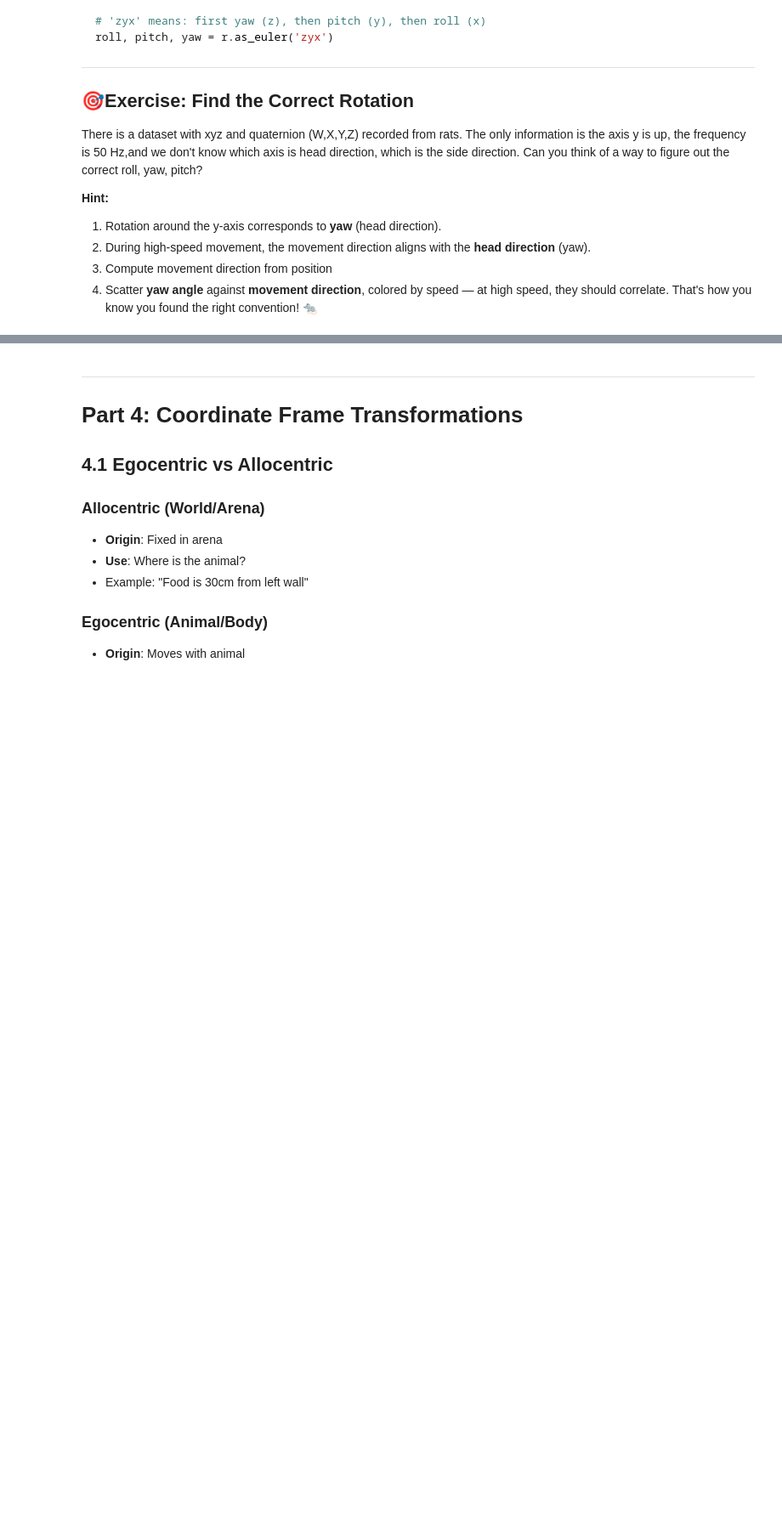
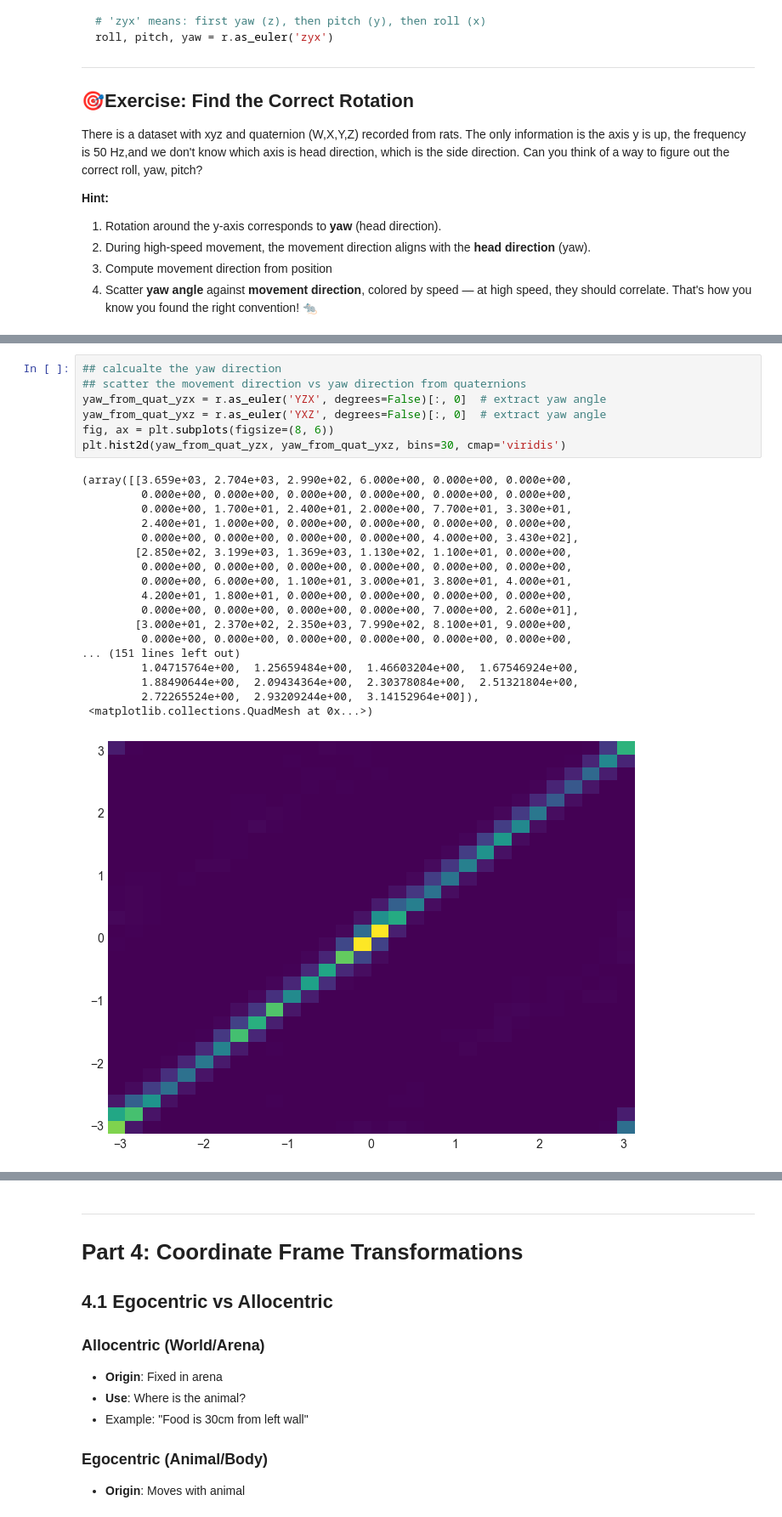
Before and after one commit to miaowangcissy/animal_behavior_analysis_in_python, a Jupyter notebook: day1_foundations/Day1_2_Rotation_Animal_Tracking.ipynb, the cells around one changed output, grey strips where cells are left out. Shown at 85% size. Cells and saved outputs as stored; diff of their text form; blank space fills up the shorter version.

```diff
--- a/day1_foundations/Day1_2_Rotation_Animal_Tracking.ipynb
+++ b/day1_foundations/Day1_2_Rotation_Animal_Tracking.ipynb
@@ -545,0 +587,26 @@ test_data.head()
+# %%
+## calcualte the yaw direction
+## scatter the movement direction vs yaw direction from quaternions
+yaw_from_quat_yzx = r.as_euler('YZX', degrees=False)[:, 0]  # extract yaw angle
+yaw_from_quat_yxz = r.as_euler('YXZ', degrees=False)[:, 0]  # extract yaw angle
+fig, ax = plt.subplots(figsize=(8, 6))
+plt.hist2d(yaw_from_quat_yzx, yaw_from_quat_yxz, bins=30, cmap='viridis')
+# %% [output]
+(array([[3.659e+03, 2.704e+03, 2.990e+02, 6.000e+00, 0.000e+00, 0.000e+00,
+         0.000e+00, 0.000e+00, 0.000e+00, 0.000e+00, 0.000e+00, 0.000e+00,
+         0.000e+00, 1.700e+01, 2.400e+01, 2.000e+00, 7.700e+01, 3.300e+01,
+         2.400e+01, 1.000e+00, 0.000e+00, 0.000e+00, 0.000e+00, 0.000e+00,
+         0.000e+00, 0.000e+00, 0.000e+00, 0.000e+00, 4.000e+00, 3.430e+02],
+        [2.850e+02, 3.199e+03, 1.369e+03, 1.130e+02, 1.100e+01, 0.000e+00,
+         0.000e+00, 0.000e+00, 0.000e+00, 0.000e+00, 0.000e+00, 0.000e+00,
+         0.000e+00, 6.000e+00, 1.100e+01, 3.000e+01, 3.800e+01, 4.000e+01,
+         4.200e+01, 1.800e+01, 0.000e+00, 0.000e+00, 0.000e+00, 0.000e+00,
+         0.000e+00, 0.000e+00, 0.000e+00, 0.000e+00, 7.000e+00, 2.600e+01],
+        [3.000e+01, 2.370e+02, 2.350e+03, 7.990e+02, 8.100e+01, 9.000e+00,
+         0.000e+00, 0.000e+00, 0.000e+00, 0.000e+00, 0.000e+00, 0.000e+00,
+... (151 lines left out)
+         1.04715764e+00,  1.25659484e+00,  1.46603204e+00,  1.67546924e+00,
+         1.88490644e+00,  2.09434364e+00,  2.30378084e+00,  2.51321804e+00,
+         2.72265524e+00,  2.93209244e+00,  3.14152964e+00]),
+ <matplotlib.collections.QuadMesh at 0x...>)
+[figure, added]
```
Also changed, not shown: parts of 10 cells of this notebook, 2 other files.
